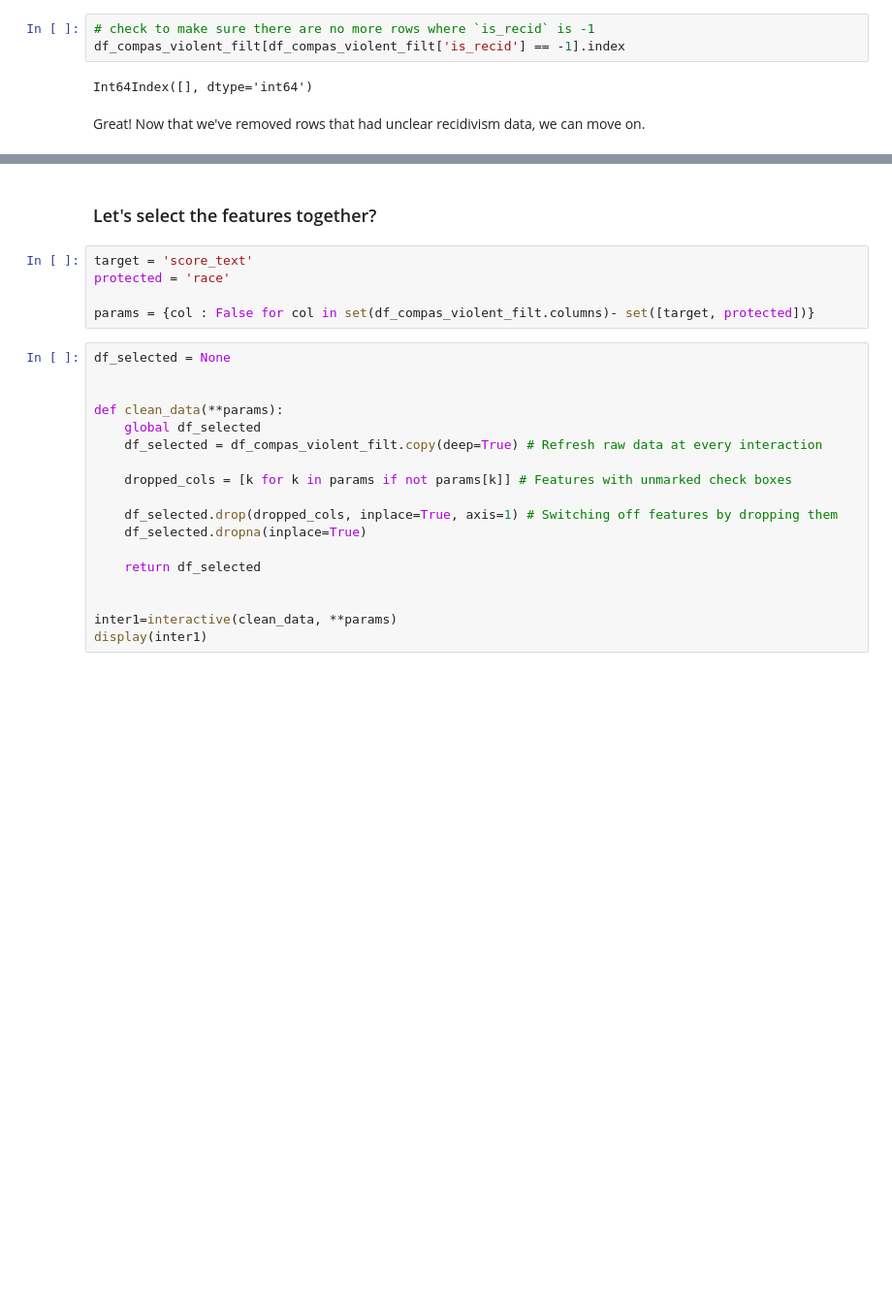
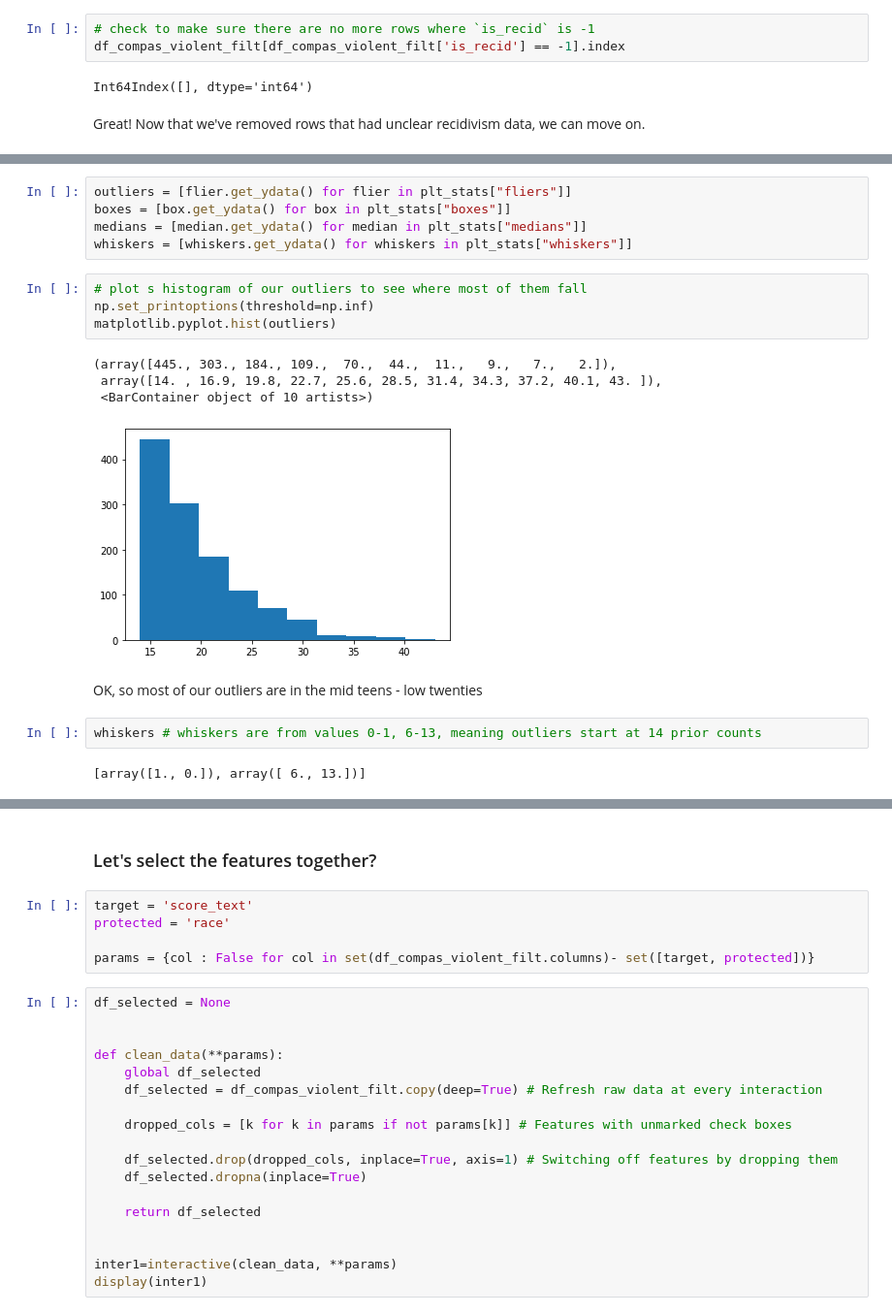
Before and after one commit to vbursztyn/hcml-fairml-curriculum, a Jupyter notebook: Step by step organization.ipynb, the cells around one changed output, grey strips where cells are left out. Shown at 97% size. Cells and saved outputs as stored; diff of their text form; blank space fills up the shorter version.

```diff
--- a/Step by step organization.ipynb
+++ b/Step by step organization.ipynb
@@ -238,0 +252,20 @@ Great! Now that we've removed rows that had unclear recidivism data, we can move
+# %%
+outliers = [flier.get_ydata() for flier in plt_stats["fliers"]]
+boxes = [box.get_ydata() for box in plt_stats["boxes"]]
+medians = [median.get_ydata() for median in plt_stats["medians"]]
+whiskers = [whiskers.get_ydata() for whiskers in plt_stats["whiskers"]]
+# %%
+# plot s histogram of our outliers to see where most of them fall
+np.set_printoptions(threshold=np.inf)
+matplotlib.pyplot.hist(outliers)
+# %% [output]
+(array([445., 303., 184., 109.,  70.,  44.,  11.,   9.,   7.,   2.]),
+ array([14. , 16.9, 19.8, 22.7, 25.6, 28.5, 31.4, 34.3, 37.2, 40.1, 43. ]),
+ <BarContainer object of 10 artists>)
+[figure, added]
+# %% [markdown]
+OK, so most of our outliers are in the mid teens - low twenties
+# %%
+whiskers # whiskers are from values 0-1, 6-13, meaning outliers start at 14 prior counts
+# %% [output]
+[array([1., 0.]), array([ 6., 13.])]
```
Also changed, not shown: parts of 18 cells of this notebook.
